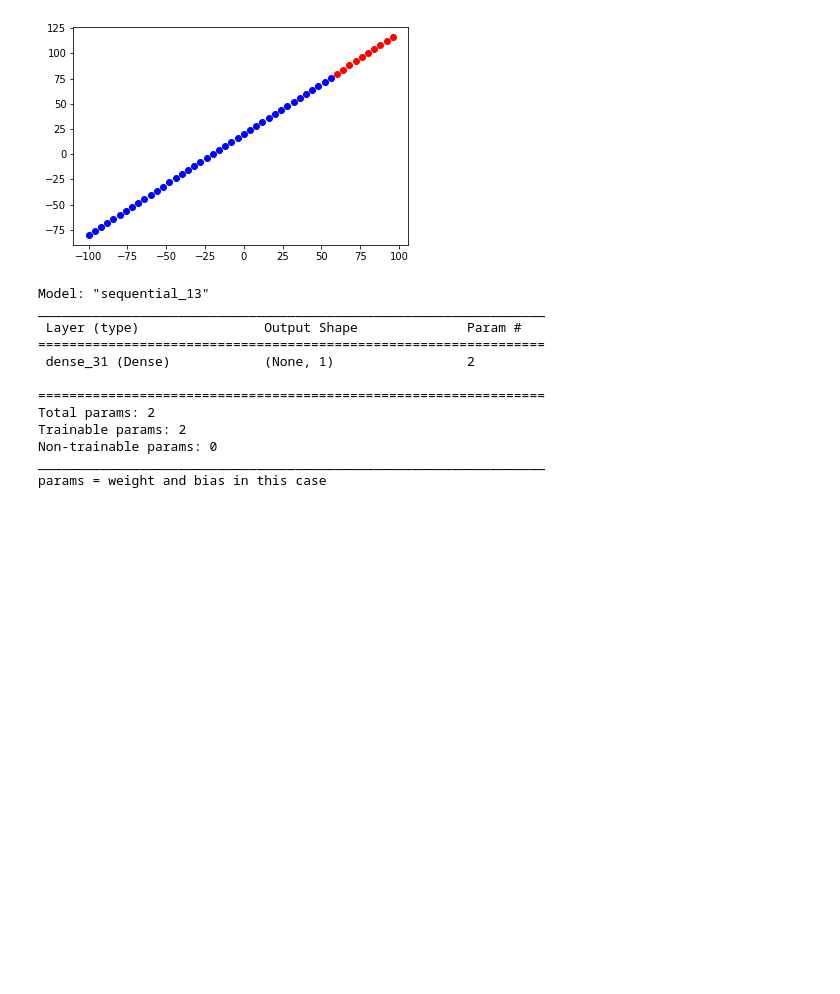
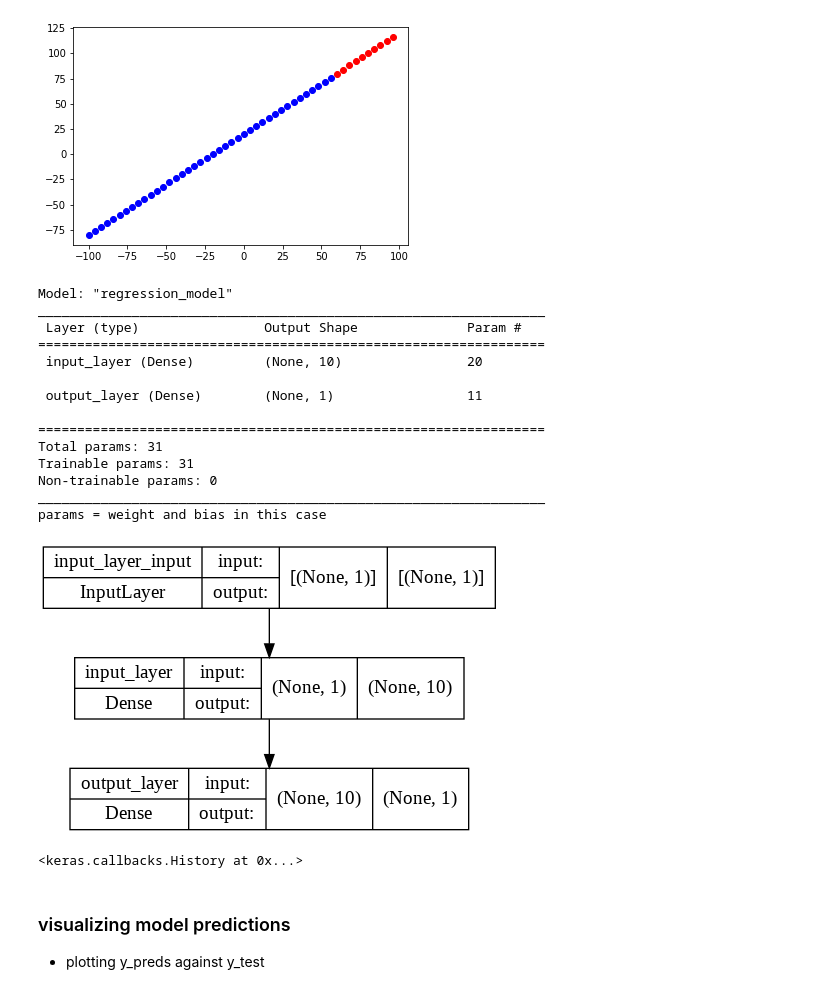
Before and after one commit to terrysu64/Machine-Learning-and-Data-Science-Projects, a Jupyter notebook: neural_network_regression.ipynb, the cells around one changed output. Cells and saved outputs as stored; diff of their text form; code cells hidden in the pictures; blank space fills up the shorter version.

Commit message:
evaluating models

```diff
--- a/neural_network_regression.ipynb
+++ b/neural_network_regression.ipynb
@@ -182,25 +200,41 @@ plt.show()
 tf.random.set_seed(42)
 
 model = tf.keras.Sequential([
-  tf.keras.layers.Dense(1, input_shape=[1])
-])
+  tf.keras.layers.Dense(10, input_shape=[1], name="input_layer"),
+  tf.keras.layers.Dense(1, name="output_layer")
+], name="regression_model")
 
 model.compile(loss=tf.keras.losses.mae,
-              optimizer=tf.keras.optimizers.SGD(),
+              optimizer=tf.keras.optimizers.Adam(learning_rate=0.01),
               metrics=["mae"])
 
 model.summary()
 print("params = weight and bias in this case")
 # %% [output]
-Model: "sequential_13"
+Model: "regression_model"
 _________________________________________________________________
  Layer (type)                Output Shape              Param #
 =================================================================
- dense_31 (Dense)            (None, 1)                 2
+ input_layer (Dense)         (None, 10)                20
+
+ output_layer (Dense)        (None, 1)                 11
 
 =================================================================
-Total params: 2
-Trainable params: 2
+Total params: 31
+Trainable params: 31
 Non-trainable params: 0
 _________________________________________________________________
 params = weight and bias in this case
+# %%
+from tensorflow.keras.utils import plot_model
+
+plot_model(model=model, show_shapes=True)
+# %% [output]
+[figure, added]
+# %%
+model.fit(tf.expand_dims(X, axis=-1), tf.expand_dims(y, axis=-1), epochs=100, verbose=0)
+# %% [output]
+<keras.callbacks.History at 0x...>
+# %% [markdown]
+### visualizing model predictions
+* plotting y_preds against y_test
```
Also changed, not shown: parts of 14 cells of this notebook.
